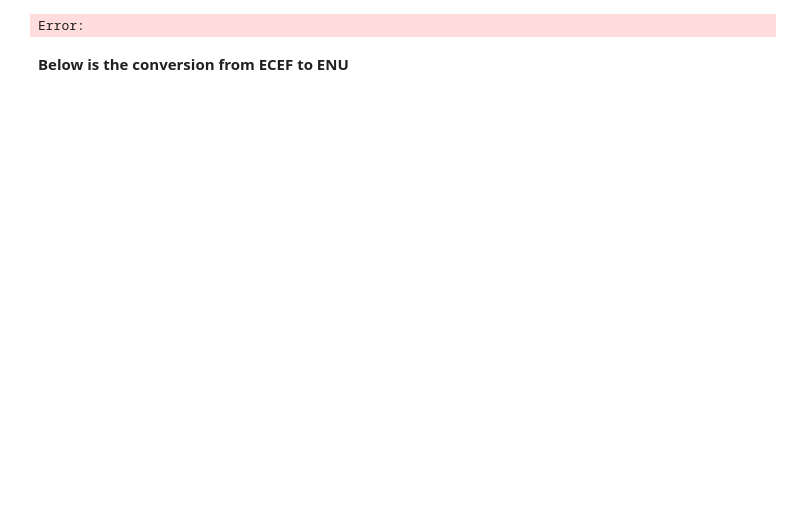
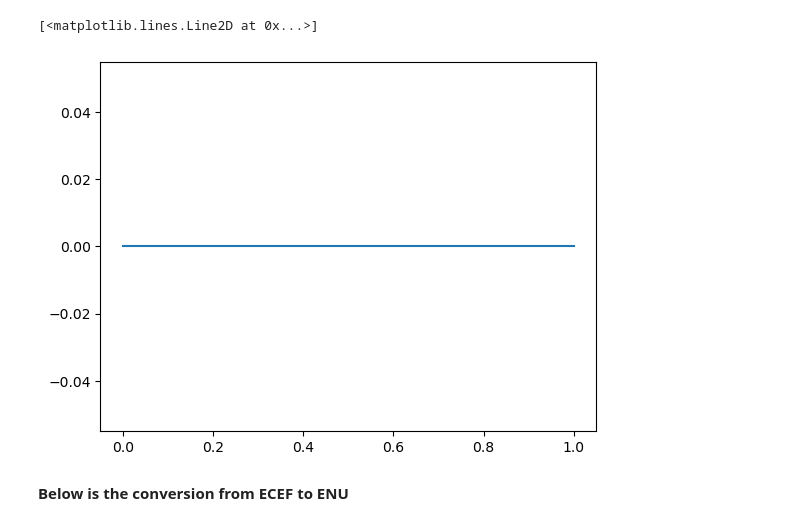
Before and after one commit to rohitcbscient/lipi, a Jupyter notebook: lipi/adhyan/ska/solar_sim_analysis.ipynb, the cells around one changed output. Saved outputs shown, nothing was run; the diff lists cells and outputs as text; code cells hidden in the pictures; blank space fills up the shorter version.

```diff
--- a/lipi/adhyan/ska/solar_sim_analysis.ipynb
+++ b/lipi/adhyan/ska/solar_sim_analysis.ipynb
@@ -1,15 +1,16 @@
 # %%
 import numpy as np
 from astropy.io import fits
 from datetime import datetime, timedelta
 import matplotlib.pyplot as plt
 import matplotlib as mpl
 import pyproj
 import scipy.spatial.transform as te
 import pymap3d
-mpl.use('Tkagg')
+#mpl.use('Tkagg')
 # %% [output]
-Error:
+[<matplotlib.lines.Line2D at 0x...>]
+[figure, added]
 # %% [markdown]
 **Below is the conversion from ECEF to ENU**
 # %%
```
Also changed, not shown: parts of 3 cells of this notebook, 1 other file.
